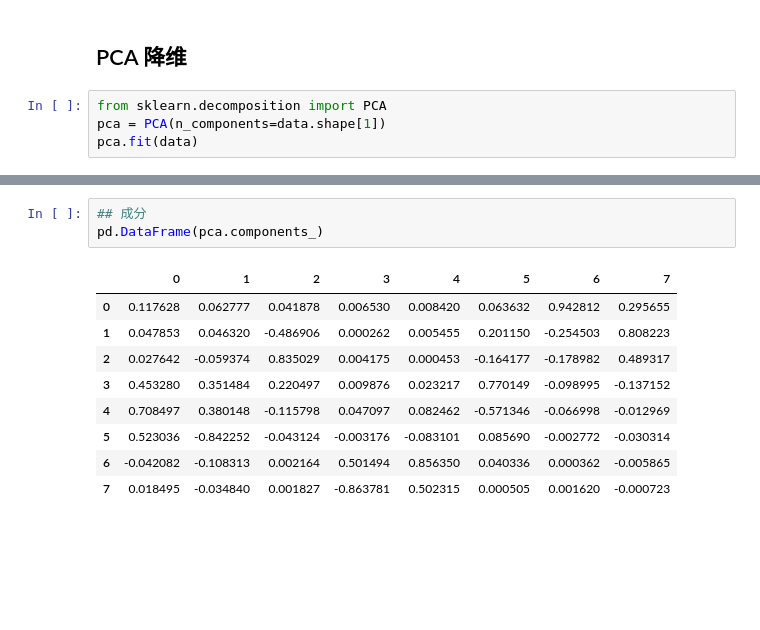
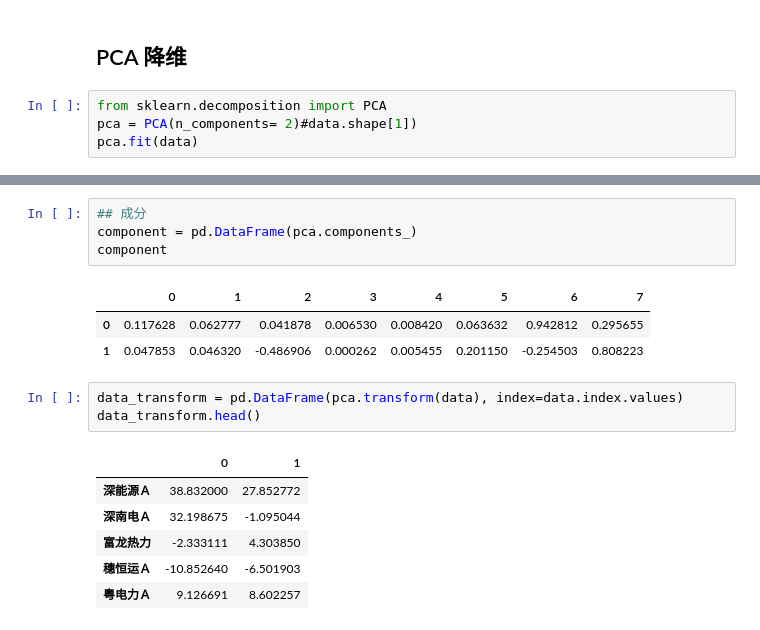
Before and after one commit to Jedan010/data_mining_homework, a Jupyter notebook: 第十二周/多元统计作业.ipynb, the cells around one changed output, grey strips where cells are left out. Saved outputs shown, nothing was run; the diff lists cells and outputs as text; blank space fills up the shorter version.

```diff
--- a/第十二周/多元统计作业.ipynb
+++ b/第十二周/多元统计作业.ipynb
@@ -135,6 +135,6 @@ distance.mahalanobis(data.iloc[0], data.mean(),np.linalg.inv(data.cov()))
 ## PCA 降维
 # %%
 from sklearn.decomposition import PCA
-pca = PCA(n_components=data.shape[1])
+pca = PCA(n_components= 2)#data.shape[1])
 pca.fit(data)
 # %% [output]
@@ -158,13 +152,18 @@ pd.DataFrame({'方差': pca.explained_variance_,
 # %%
 ## 成分
-pd.DataFrame(pca.components_)
+component = pd.DataFrame(pca.components_)
+component
 # %% [output]
 |  | 0 | 1 | 2 | 3 | 4 | 5 | 6 | 7 |
 | 0 | 0.117628 | 0.062777 | 0.041878 | 0.006530 | 0.008420 | 0.063632 | 0.942812 | 0.295655 |
 | 1 | 0.047853 | 0.046320 | -0.486906 | 0.000262 | 0.005455 | 0.201150 | -0.254503 | 0.808223 |
-| 2 | 0.027642 | -0.059374 | 0.835029 | 0.004175 | 0.000453 | -0.164177 | -0.178982 | 0.489317 |
-| 3 | 0.453280 | 0.351484 | 0.220497 | 0.009876 | 0.023217 | 0.770149 | -0.098995 | -0.137152 |
-| 4 | 0.708497 | 0.380148 | -0.115798 | 0.047097 | 0.082462 | -0.571346 | -0.066998 | -0.012969 |
-| 5 | 0.523036 | -0.842252 | -0.043124 | -0.003176 | -0.083101 | 0.085690 | -0.002772 | -0.030314 |
-| 6 | -0.042082 | -0.108313 | 0.002164 | 0.501494 | 0.856350 | 0.040336 | 0.000362 | -0.005865 |
-| 7 | 0.018495 | -0.034840 | 0.001827 | -0.863781 | 0.502315 | 0.000505 | 0.001620 | -0.000723 |
+# %%
+data_transform = pd.DataFrame(pca.transform(data), index=data.index.values)
+data_transform.head()
+# %% [output]
+|  | 0 | 1 |
+| 深能源Ａ | 38.832000 | 27.852772 |
+| 深南电Ａ | 32.198675 | -1.095044 |
+| 富龙热力 | -2.333111 | 4.303850 |
+| 穗恒运Ａ | -10.852640 | -6.501903 |
+| 粤电力Ａ | 9.126691 | 8.602257 |
```
Also changed, not shown: parts of 6 cells of this notebook, 9 other files.
